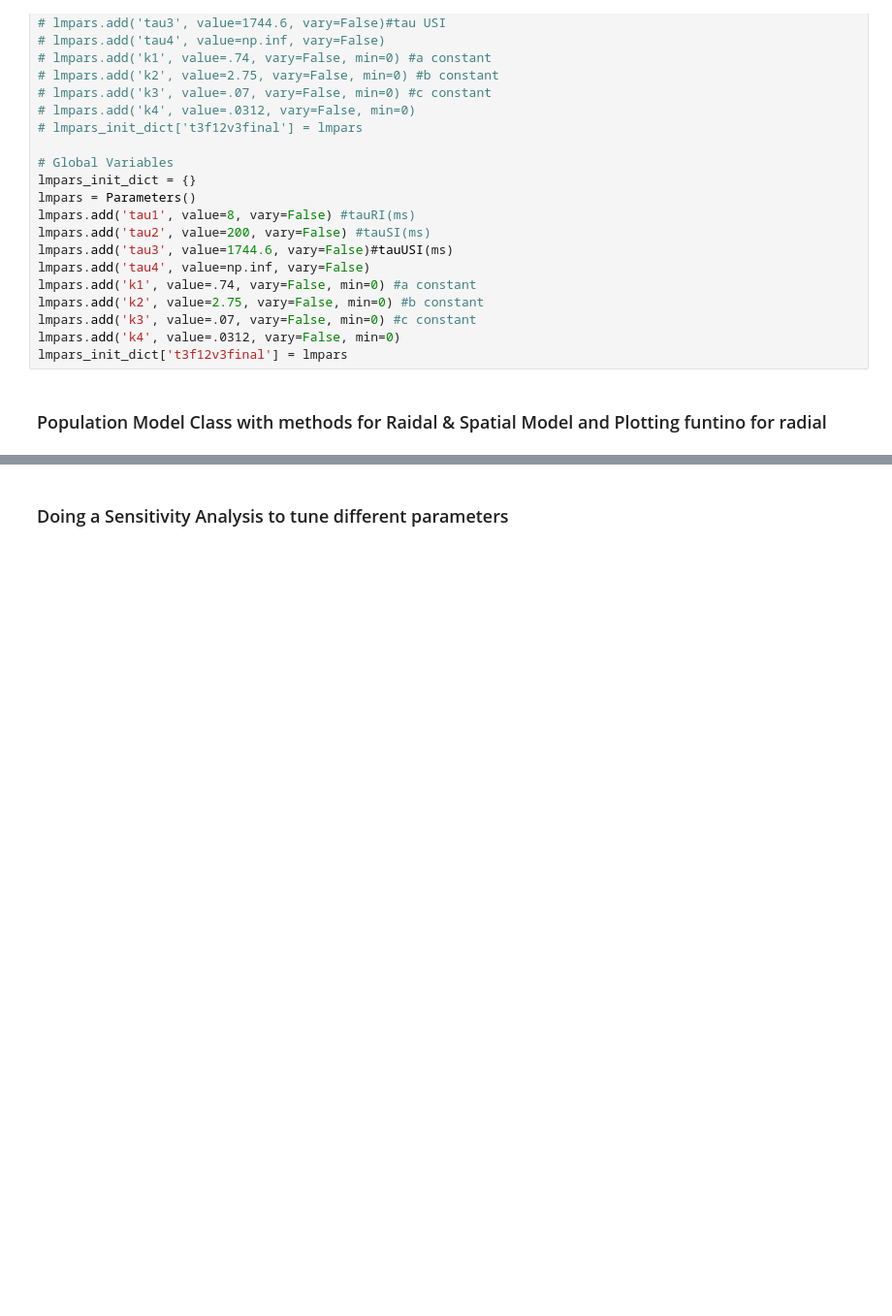
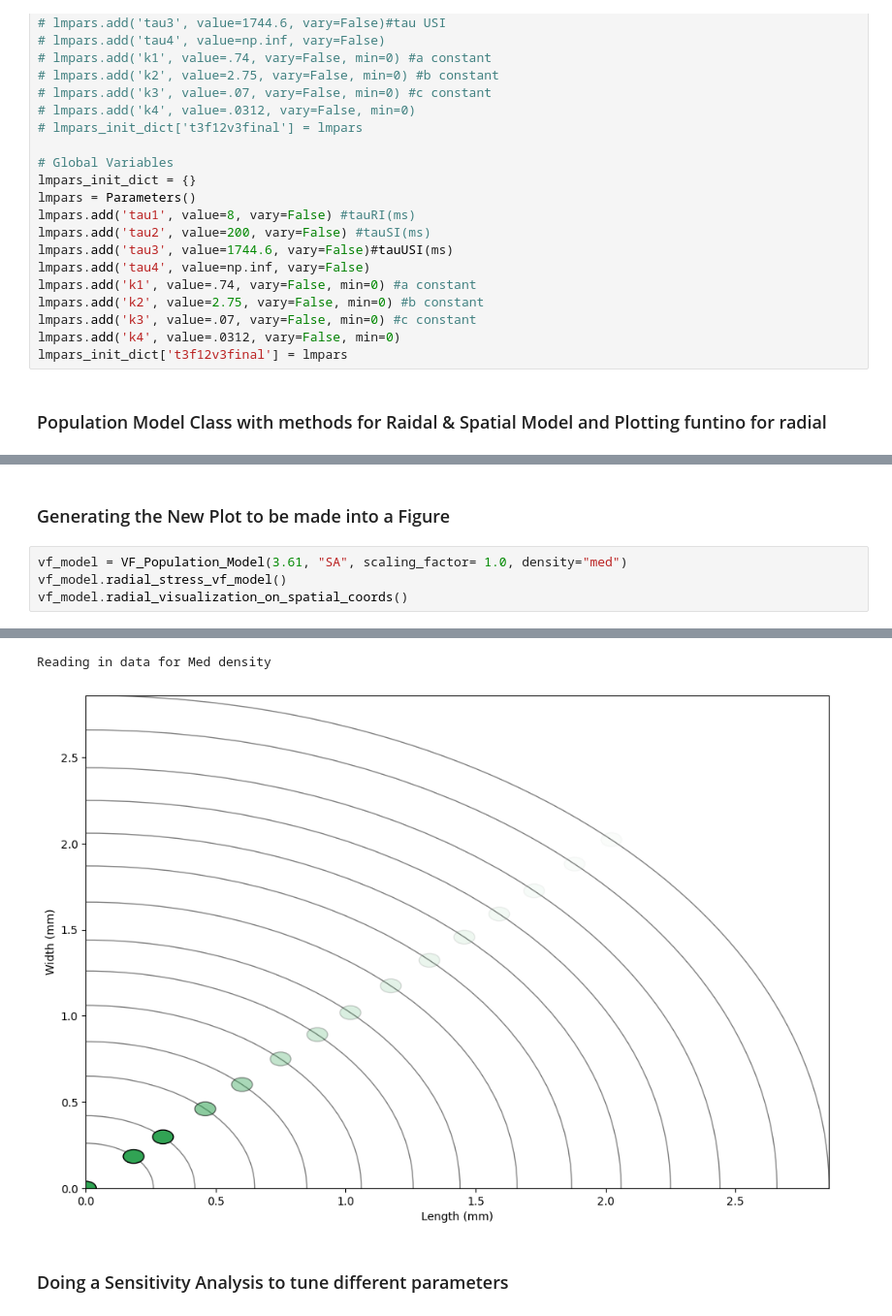
Before and after one commit to abhinavp5/NeuralEncodingModel, a Jupyter notebook: vf_popul_model.ipynb, the cells around one changed output, grey strips where cells are left out. Shown: that part at 97% size. Drawn from its saved outputs; the diff is of its cells as text; blank space fills up the shorter version.

```diff
--- a/vf_popul_model.ipynb
+++ b/vf_popul_model.ipynb
@@ -952,0 +998,7 @@ class VF_Population_Model:
+# %% [markdown]
+### Generating the New Plot to be made into a Figure
+# %%
+vf_model = VF_Population_Model(3.61, "SA", scaling_factor= 1.0, density="med")
+vf_model.radial_stress_vf_model()
+vf_model.radial_visualization_on_spatial_coords()
+# %% [output]
@@ -953,3 +1006,5 @@ class VF_Population_Model:
+Reading in data for Med density
+[figure, added]
 # %% [markdown]
 ### Doing a Sensitivity Analysis to tune different parameters
 # %%
```
Also changed, not shown: parts of 3 cells of this notebook, 21 other files.
